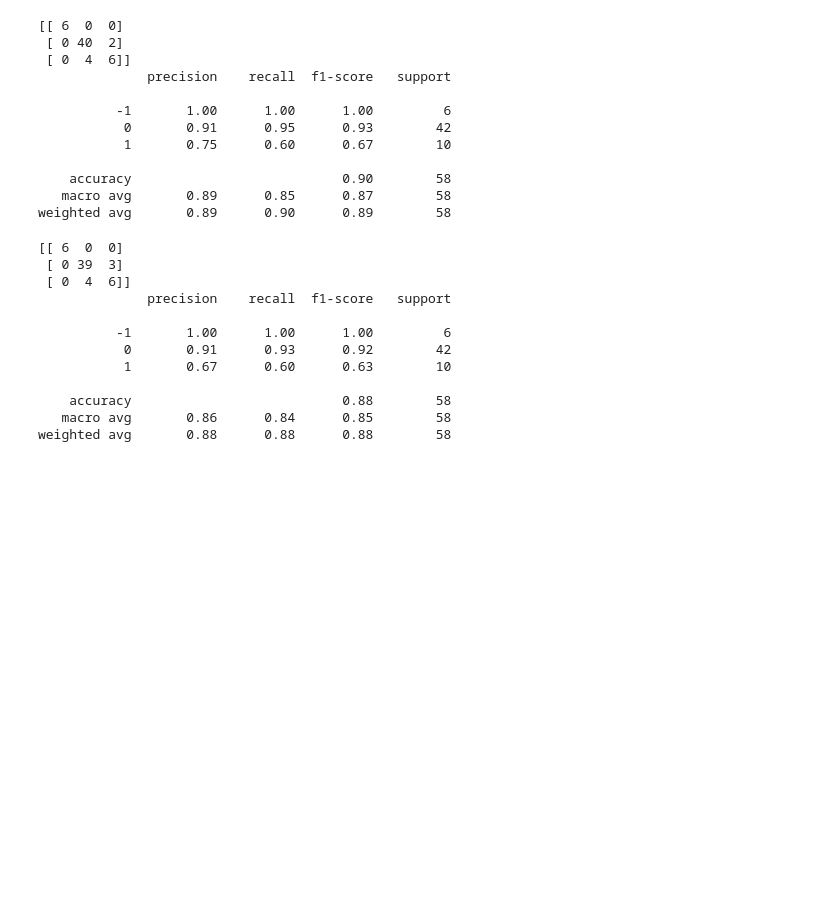
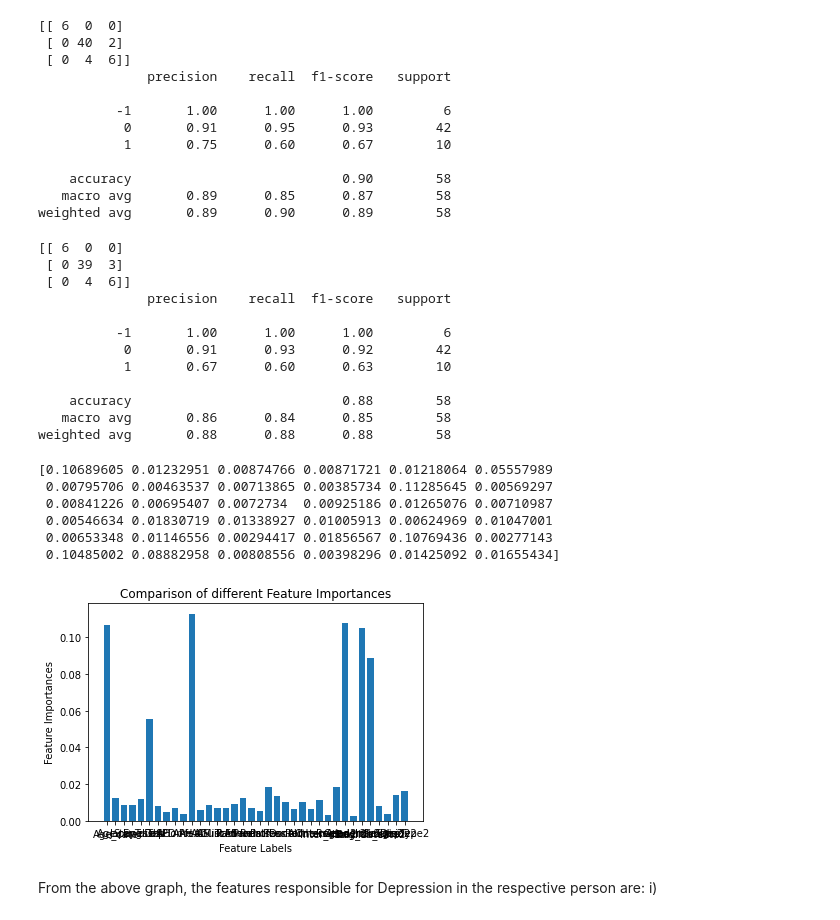
Before and after one commit to Sayan-coder/Major-Project, a Jupyter notebook: MentalHealthPrediction.ipynb, the cells around one changed output. Drawn from its saved outputs; the diff is of its cells as text; code cells hidden in the pictures; blank space fills up the shorter version.

```diff
--- a/MentalHealthPrediction.ipynb
+++ b/MentalHealthPrediction.ipynb
@@ -353,0 +396,6 @@ weighted avg       0.88      0.88      0.88        58
+# %%
+#Splitting the data into features and label
+a1=df.iloc[:,0:35]
+a2=df.iloc[:,36:37]
+b=df.iloc[:,35:36] #Label
+a=a1.join(a2) #Features
@@ -353,0 +405,33 @@ weighted avg       0.88      0.88      0.88        58
+# %%
+#Feature Selection using Extra Tree Classifier
+
+# Building the model
+extra_tree_forest = ExtraTreesClassifier(n_estimators = 5, criterion ='entropy', max_features = 2)
+
+# Training the model
+extra_tree_forest.fit(a, b)
+
+# Computing the importance of each feature
+feature_importance = extra_tree_forest.feature_importances_
+
+# Normalizing the individual importances
+feature_importance_normalized = np.std([tree.feature_importances_ for tree in extra_tree_forest.estimators_], axis = 0)
+print(feature_importance_normalized)
+
+# Plotting a Bar Graph to compare the models
+plt.bar(a.columns, feature_importance_normalized)
+plt.xlabel('Feature Labels')
+plt.ylabel('Feature Importances')
+plt.title('Comparison of different Feature Importances')
+plt.show()
+# %% [output]
+[0.10689605 0.01232951 0.00874766 0.00871721 0.01218064 0.05557989
+ 0.00795706 0.00463537 0.00713865 0.00385734 0.11285645 0.00569297
+ 0.00841226 0.00695407 0.0072734  0.00925186 0.01265076 0.00710987
+ 0.00546634 0.01830719 0.01338927 0.01005913 0.00624969 0.01047001
+ 0.00653348 0.01146556 0.00294417 0.01856567 0.10769436 0.00277143
+ 0.10485002 0.08882958 0.00808556 0.00398296 0.01425092 0.01655434]
+[figure, added]
+# %% [markdown]
+From the above graph, the features responsible for Depression in the respective person are:
+i)
```
Also changed, not shown: parts of 28 cells of this notebook.
